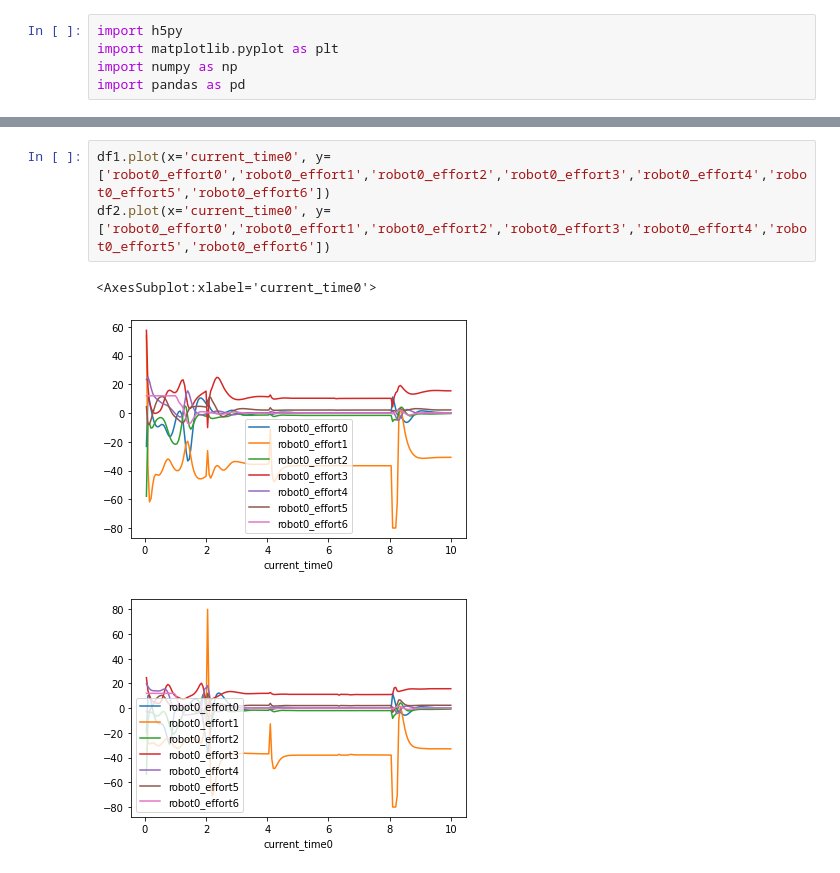
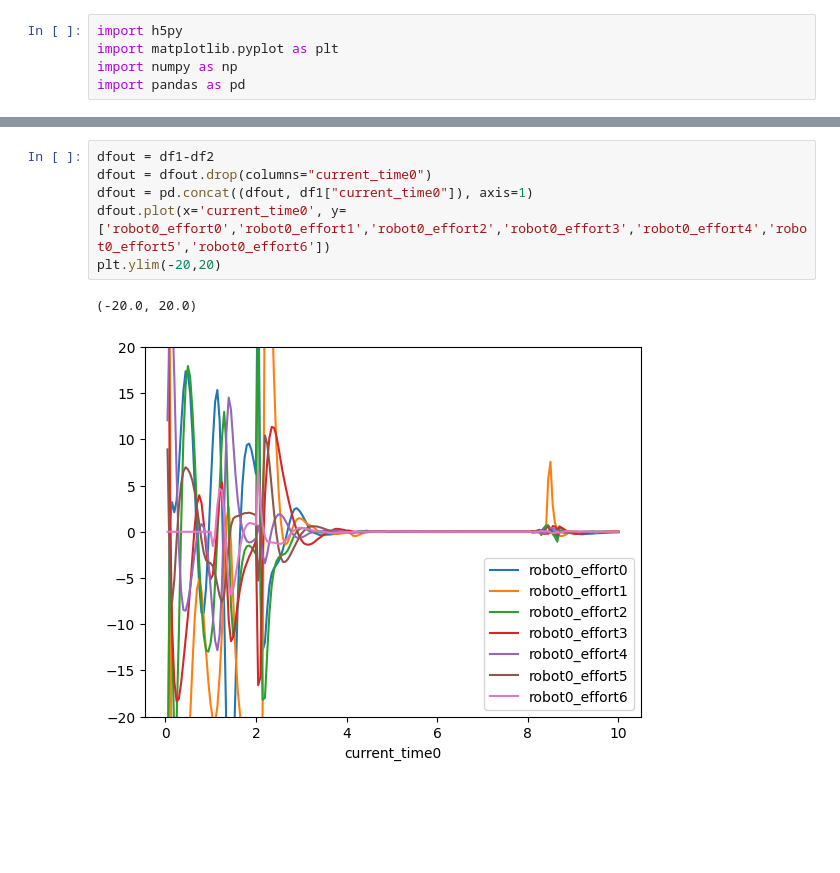
Before and after one commit to jdekarske/3d-robot-prognostics, a Jupyter notebook: somegraphs.ipynb, the cells around one changed output, grey strips where cells are left out. Saved outputs shown, nothing was run; the diff lists cells and outputs as text; blank space fills up the shorter version.

```diff
--- a/somegraphs.ipynb
+++ b/somegraphs.ipynb
@@ -44,7 +44,9 @@ df2.plot(x='current_time0', y=['robot0_joint_pos0','robot0_joint_pos1','robot0_j
-# %%
-df1.plot(x='current_time0', y=['robot0_effort0','robot0_effort1','robot0_effort2','robot0_effort3','robot0_effort4','robot0_effort5','robot0_effort6'])
-df2.plot(x='current_time0', y=['robot0_effort0','robot0_effort1','robot0_effort2','robot0_effort3','robot0_effort4','robot0_effort5','robot0_effort6'])
-# %% [output]
-<AxesSubplot:xlabel='current_time0'>
-[figure, removed]
-[figure, removed]
+# %%
+dfout = df1-df2
+dfout = dfout.drop(columns="current_time0")
+dfout = pd.concat((dfout, df1["current_time0"]), axis=1)
+dfout.plot(x='current_time0', y=['robot0_effort0','robot0_effort1','robot0_effort2','robot0_effort3','robot0_effort4','robot0_effort5','robot0_effort6'])
+plt.ylim(-20,20)
+# %% [output]
+(-20.0, 20.0)
+[figure, added]
```
Also changed, not shown: parts of 3 cells of this notebook, 3 other files.
